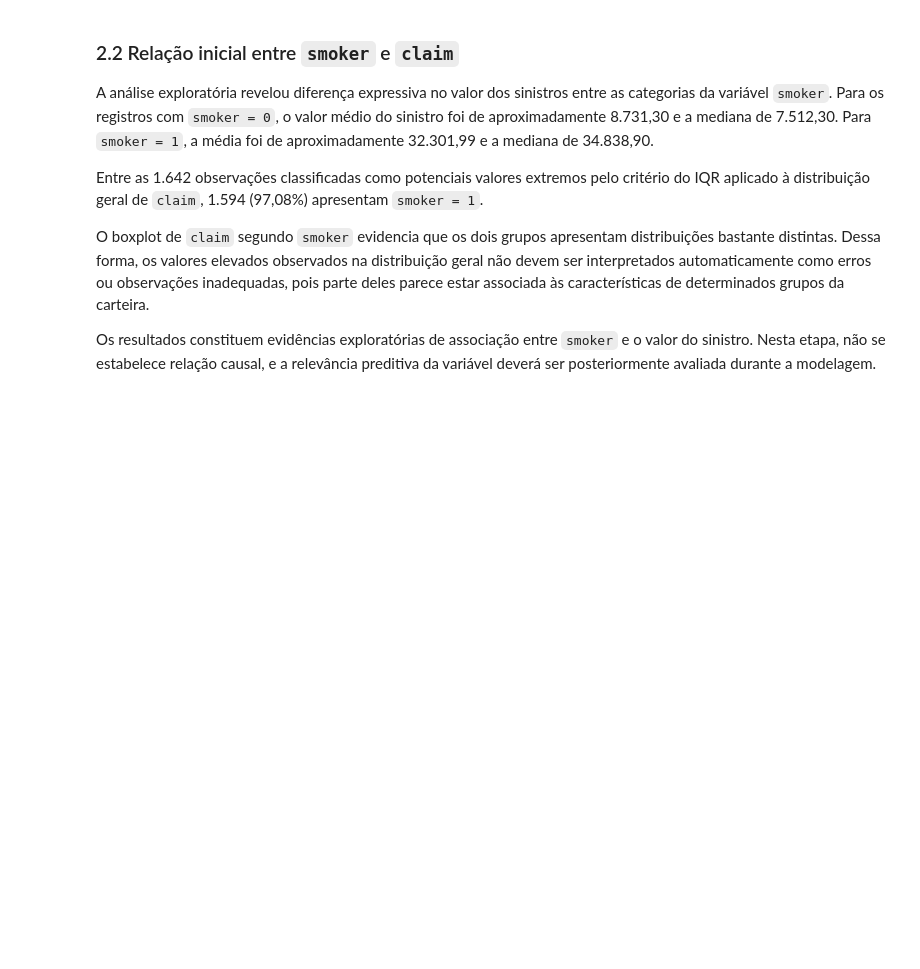
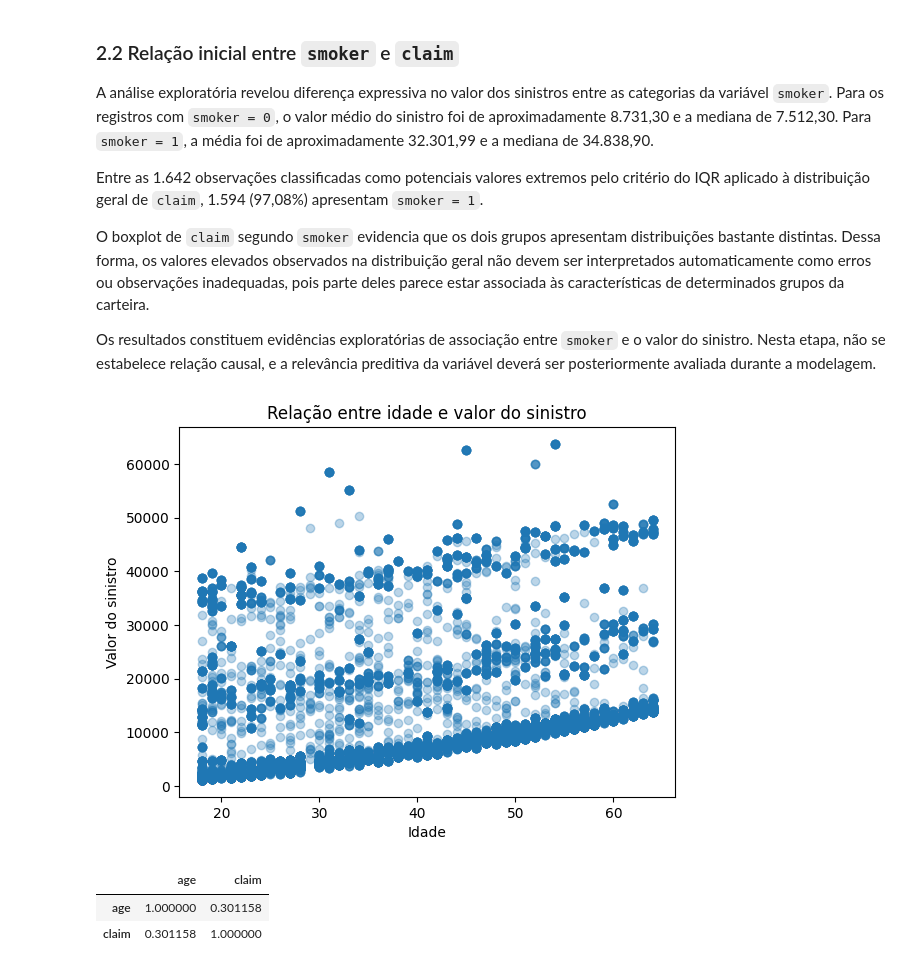
Before and after one commit to DalpesCS50/trab_estagio4_health-insurance-claims-prediction, a Jupyter notebook: notebooks/01_exploracao_inicial_health_insurance.ipynb, the cells around one changed output. Cells and saved outputs as stored; diff of their text form; code cells hidden in the pictures; blank space fills up the shorter version.

```diff
--- a/notebooks/01_exploracao_inicial_health_insurance.ipynb
+++ b/notebooks/01_exploracao_inicial_health_insurance.ipynb
@@ -478,3 +478,18 @@ Entre as 1.642 observações classificadas como potenciais valores extremos pelo
 O boxplot de `claim` segundo `smoker` evidencia que os dois grupos apresentam distribuições bastante distintas. Dessa forma, os valores elevados observados na distribuição geral não devem ser interpretados automaticamente como erros ou observações inadequadas, pois parte deles parece estar associada às características de determinados grupos da carteira.
 
 Os resultados constituem evidências exploratórias de associação entre `smoker` e o valor do sinistro. Nesta etapa, não se estabelece relação causal, e a relevância preditiva da variável deverá ser posteriormente avaliada durante a modelagem.
+# %%
+plt.scatter(dados["age"], dados["claim"], alpha=0.3)
+
+plt.xlabel("Idade")
+plt.ylabel("Valor do sinistro")
+plt.title("Relação entre idade e valor do sinistro")
+plt.show()
+# %% [output]
+[figure, added]
+# %%
+dados[["age", "claim"]].corr()
+# %% [output]
+|  | age | claim |
+| age | 1.000000 | 0.301158 |
+| claim | 0.301158 | 1.000000 |
```
Also changed, not shown: parts of 46 cells of this notebook.
